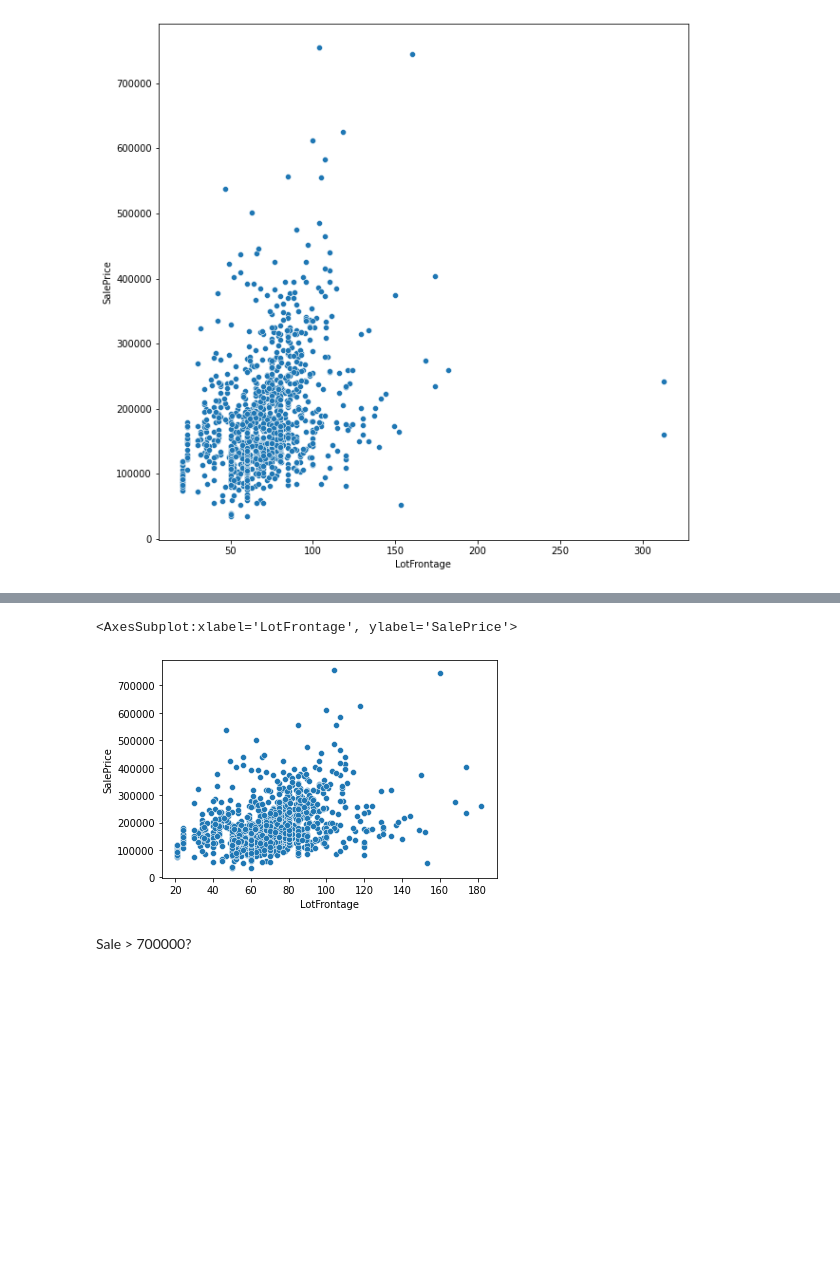
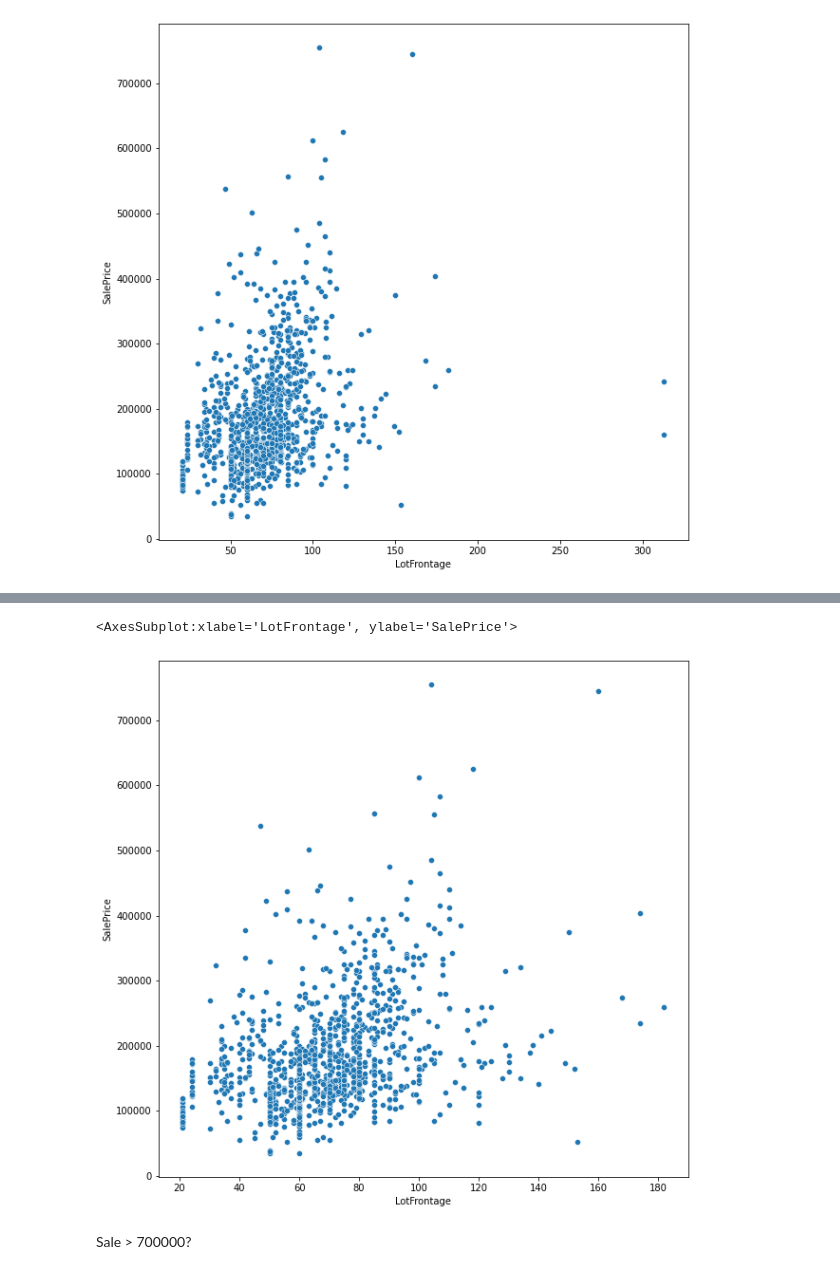
Before and after one commit to hoangquy18/Machine-Learning, a Jupyter notebook: Machine Learning/House/house.ipynb, the cells around one changed output, grey strips where cells are left out. Drawn from its saved outputs; the diff is of its cells as text; code cells hidden in the pictures; blank space fills up the shorter version.

```diff
--- a/Machine Learning/House/house.ipynb
+++ b/Machine Learning/House/house.ipynb
@@ -47,0 +70,17 @@ memory usage: 924.0+ KB
+# %%
+_set = set()
+for i in list(train_data.corr()):
+    temp = dict(train_data.corr()[i])
+    arr = []
+    for key,value in temp.items():
+        if (value >= 0.4 and value < 1):
+            _set.add(frozenset([i,key]))
+
+lst = []
+for i in _set:
+    lst.append(list(i))
+
+for i,j in lst:
+    for i2,j2 in lst:
+        if i == i2 and j == j2:
+            lst.remove([i,j])
@@ -78,0 +123,5 @@ na_list
+# %%
+percent_nan = {}
+for attribute in na_list:
+    percent_nan[attribute] = (train_data[attribute].isna().sum() / train_data[attribute].shape[0])*100
+print(percent_nan)
@@ -133,8 +280,9 @@ train_data['LotFrontage'] = train_data['LotFrontage'].apply(lambda x: ScaleNotCh
 # %%
+plt.figure(figsize = (10,10))
 sns.scatterplot(data = train_data,x = 'LotFrontage',y= 'SalePrice')
 # %% [output]
 <AxesSubplot:xlabel='LotFrontage', ylabel='SalePrice'>
-[figure, old version]
+[figure, new version]
 # %% [markdown]
 Sale > 700000?
 # %% [markdown]
```
Also changed, not shown: parts of 34 cells of this notebook.
